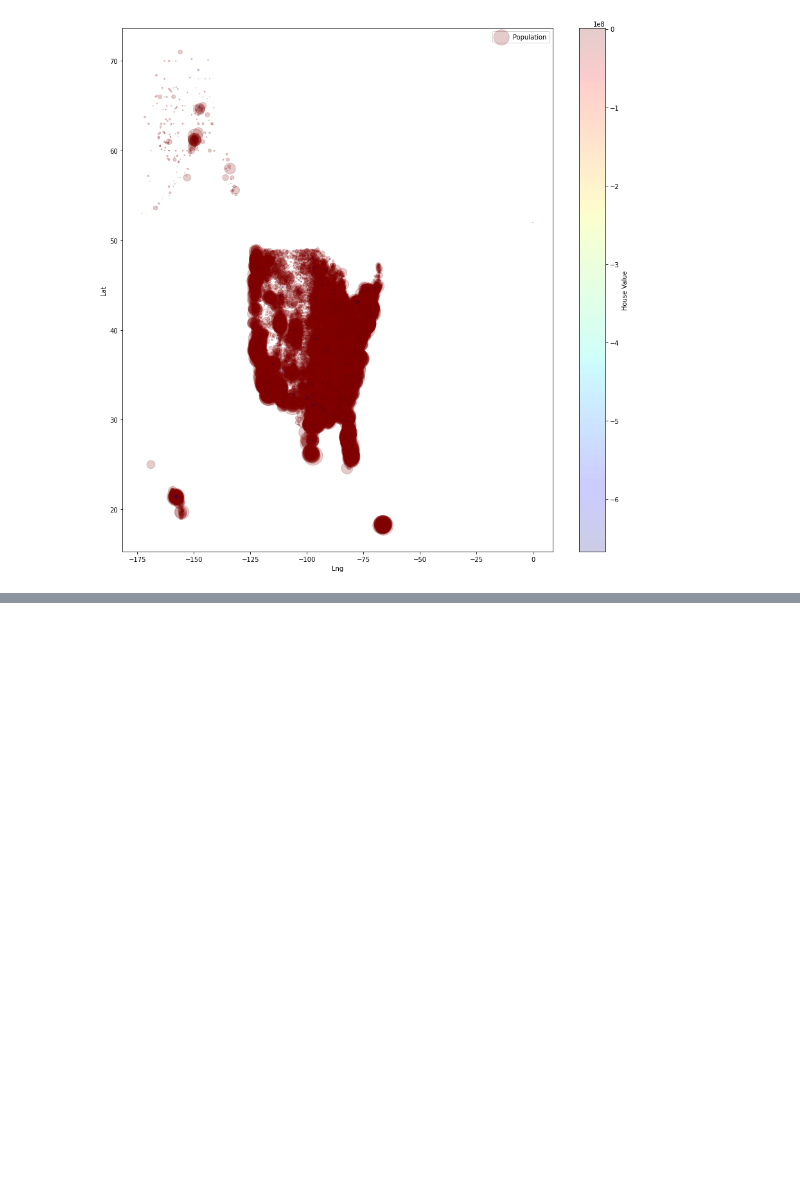
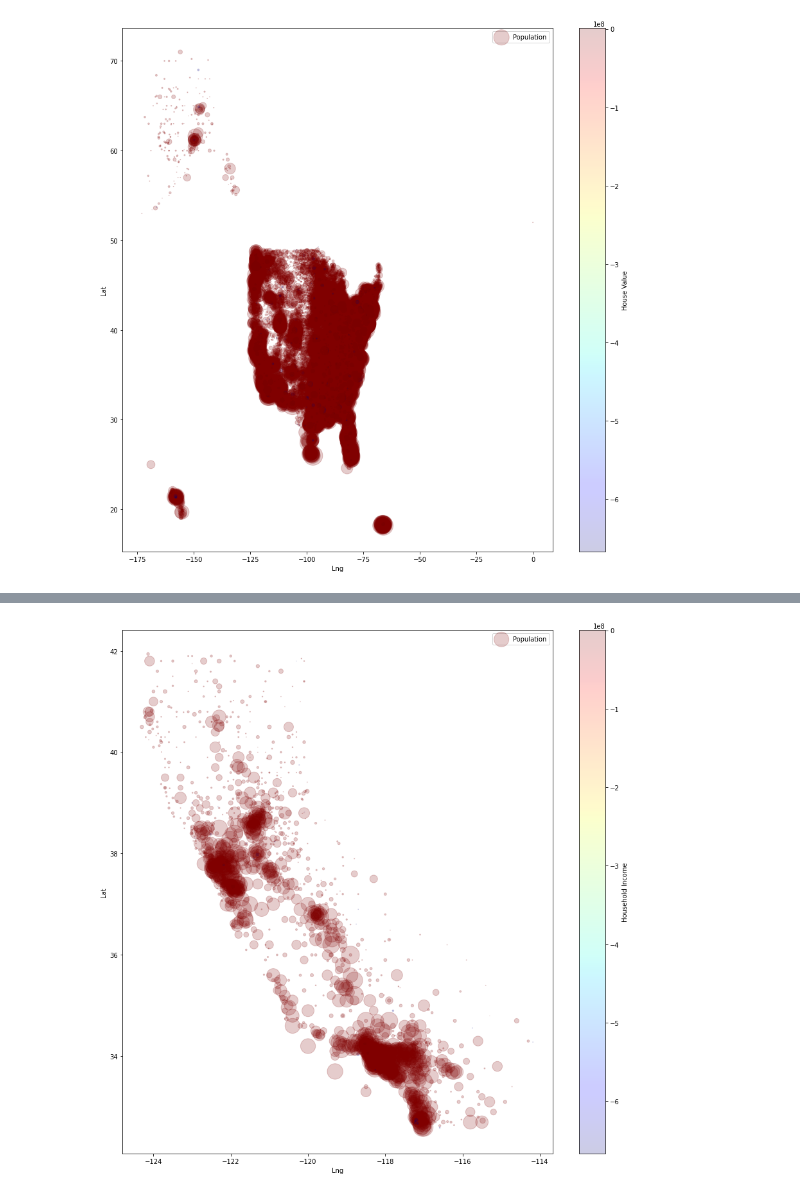
Before and after one commit to pandeysudip/housing-price, a Jupyter notebook: census_data.ipynb, the cells around one changed output, grey strips where cells are left out. Cells and saved outputs as stored; diff of their text form; code cells hidden in the pictures; blank space fills up the shorter version.

```diff
--- a/census_data.ipynb
+++ b/census_data.ipynb
@@ -249,0 +289,11 @@ plt.show()
+# %%
+#plotting
+fig, ax=plt.subplots(figsize=(15,15))
+census_ca.plot(kind='scatter', x='Lng', y='Lat', alpha=0.2,
+                s=census_ca['Population']/100,label='Population',
+                 c='Household Income', cmap=plt.get_cmap('jet'),
+                colorbar=True, ax=ax)
+#ax.set_ylimit([-125,-175])
+plt.show()
+# %% [output]
+[figure, added]
```
Also changed, not shown: parts of 15 cells of this notebook, 3 other files.
